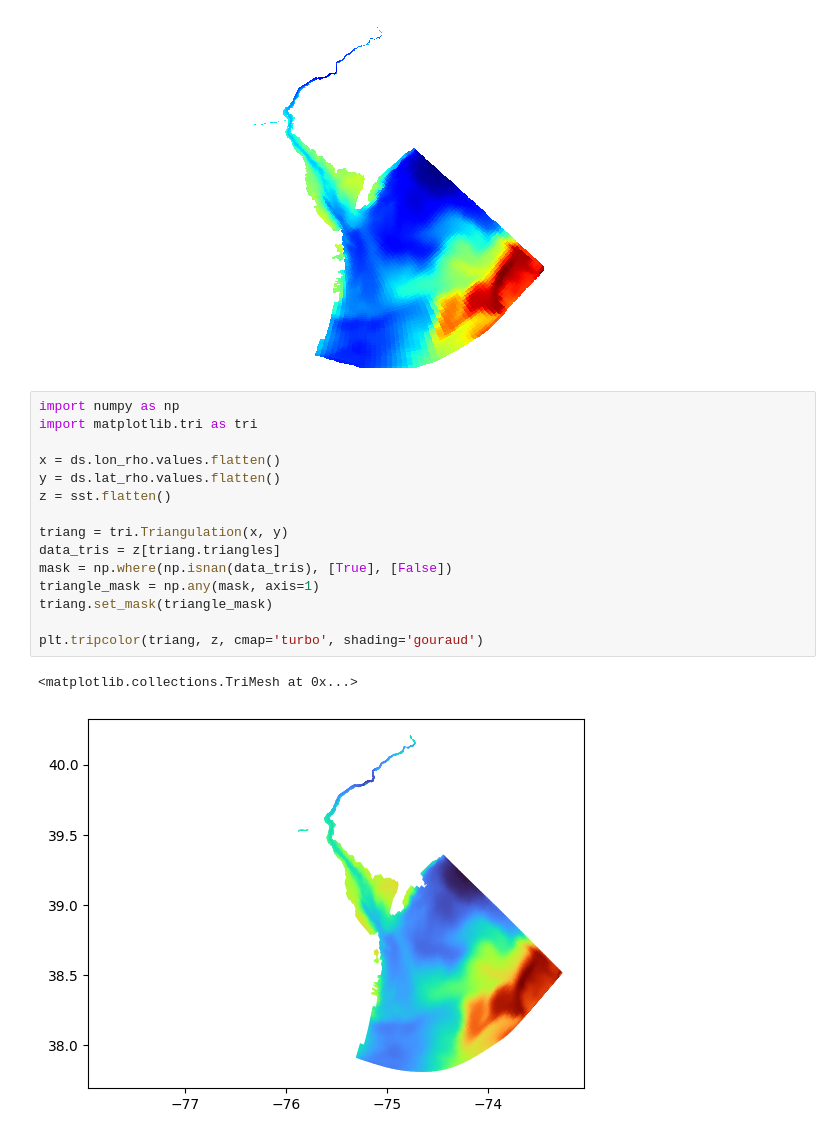
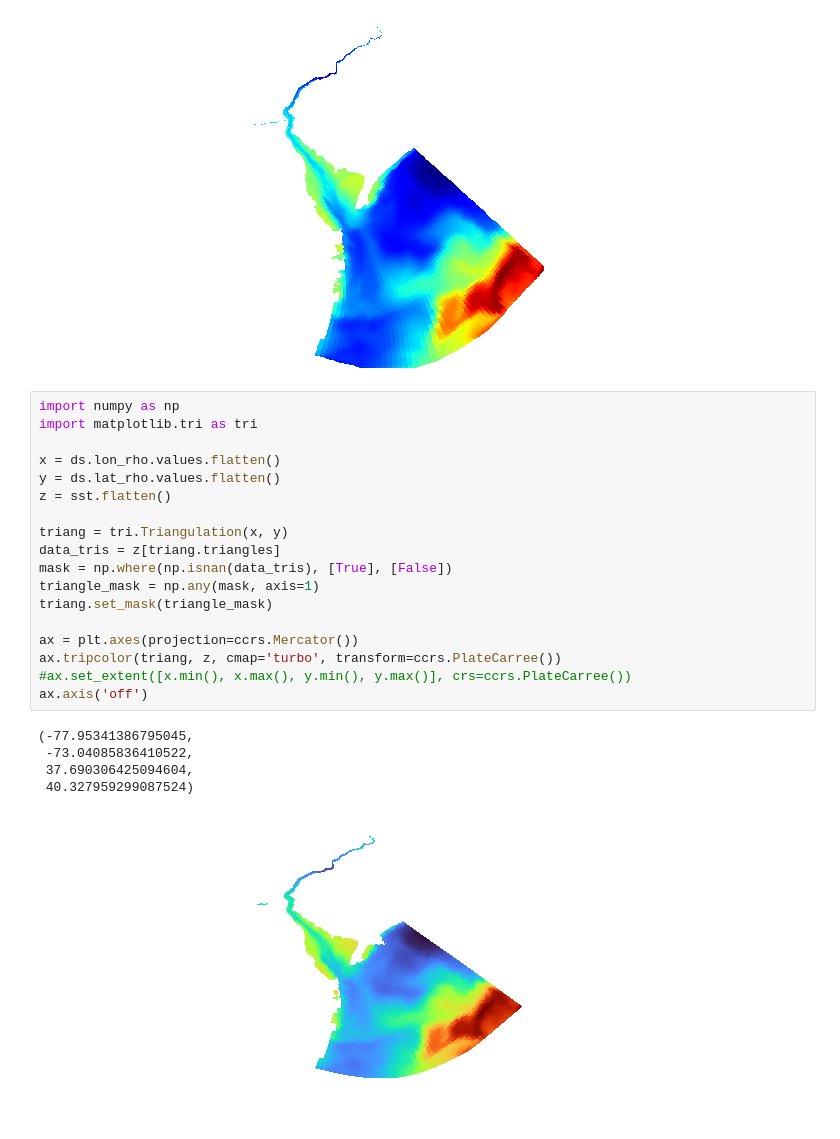
Before and after one commit to mpiannucci/ocean-notebooks, a Jupyter notebook: dbofs_best_remote.ipynb, the cells around one changed output. Saved outputs shown, nothing was run; the diff lists cells and outputs as text.

```diff
--- a/dbofs_best_remote.ipynb
+++ b/dbofs_best_remote.ipynb
@@ -50,18 +50,24 @@ ax.axis('off')
 # %%
 import numpy as np
 import matplotlib.tri as tri
 
 x = ds.lon_rho.values.flatten()
 y = ds.lat_rho.values.flatten()
 z = sst.flatten()
 
 triang = tri.Triangulation(x, y)
 data_tris = z[triang.triangles]
 mask = np.where(np.isnan(data_tris), [True], [False])
 triangle_mask = np.any(mask, axis=1)
 triang.set_mask(triangle_mask)
 
-plt.tripcolor(triang, z, cmap='turbo', shading='gouraud')
+ax = plt.axes(projection=ccrs.Mercator())
+ax.tripcolor(triang, z, cmap='turbo', transform=ccrs.PlateCarree())
+#ax.set_extent([x.min(), x.max(), y.min(), y.max()], crs=ccrs.PlateCarree())
+ax.axis('off')
 # %% [output]
-<matplotlib.collections.TriMesh at 0x...>
+(-77.95341386795045,
+ -73.04085836410522,
+ 37.690306425094604,
+ 40.327959299087524)
-[figure, old version]
+[figure, new version]
```
